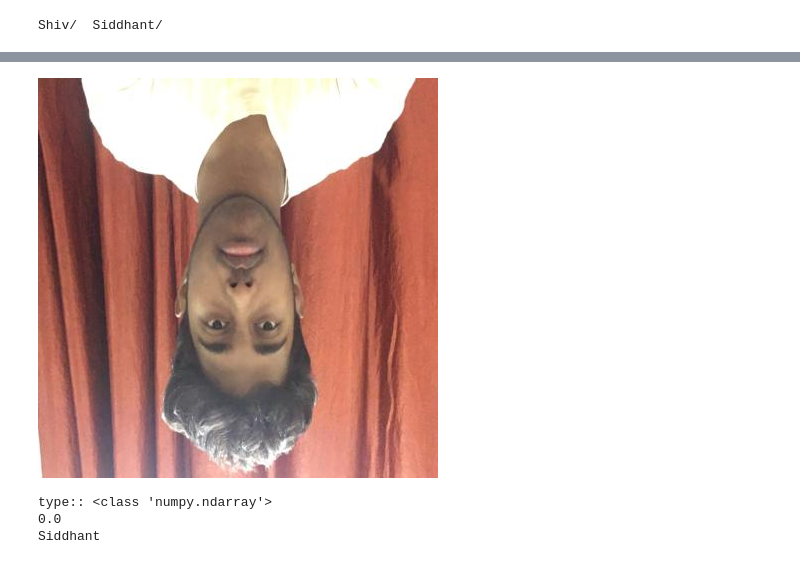
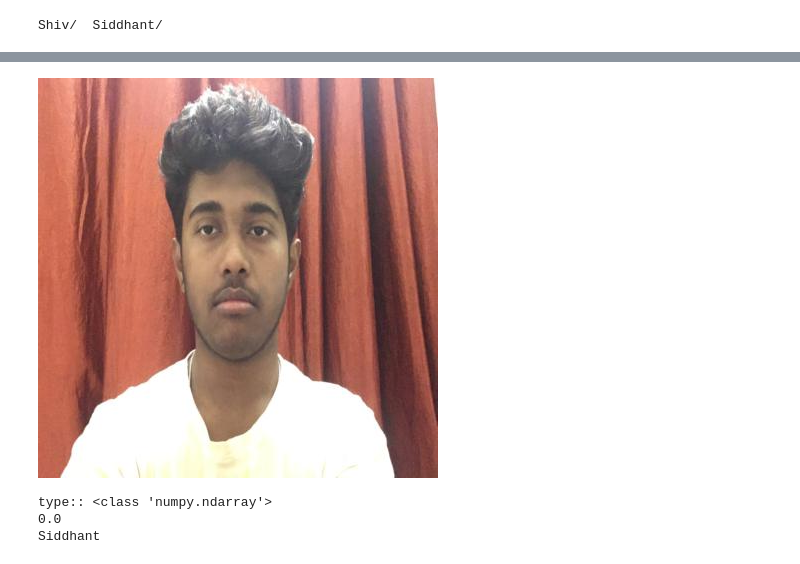
Before and after one commit to Shivdutta/AI_Vision, a Jupyter notebook: CNN_1.ipynb, the cells around one changed output, grey strips where cells are left out. Saved outputs shown, nothing was run; the diff lists cells and outputs as text; code cells hidden in the pictures.

```diff
--- a/CNN_1.ipynb
+++ b/CNN_1.ipynb
@@ -141,28 +141,28 @@ Shiv
 # %%
 import cv2
 from google.colab.patches import cv2_imshow
 img = cv2.imread('Images/Images/Siddhant/IMG_3214.jpg',1)
-cv2_imshow(img)
+cv2_imshow(cv2.rotate(img,rotateCode=1))
 print('type::',type(img))
 
 import numpy as np
 from keras.preprocessing import image
 test_image = image.load_img('Images/Images/Siddhant/IMG_3214.jpg', target_size = (64, 64))
 test_image = image.img_to_array(test_image)
 test_image = np.expand_dims(test_image, axis = 0)
 result = classifier1.predict(test_image)
 training_set.class_indices
 
 print(result[0][0])
 
 if result[0][0] == 1:
     prediction = 'Shiv'
     print(prediction)
 else:
     prediction = 'Siddhant'
     print(prediction)
 # %% [output]
-[figure, old version]
+[figure, new version]
 type:: <class 'numpy.ndarray'>
 0.0
 Siddhant
```
Also changed, not shown: parts of 8 cells of this notebook.
